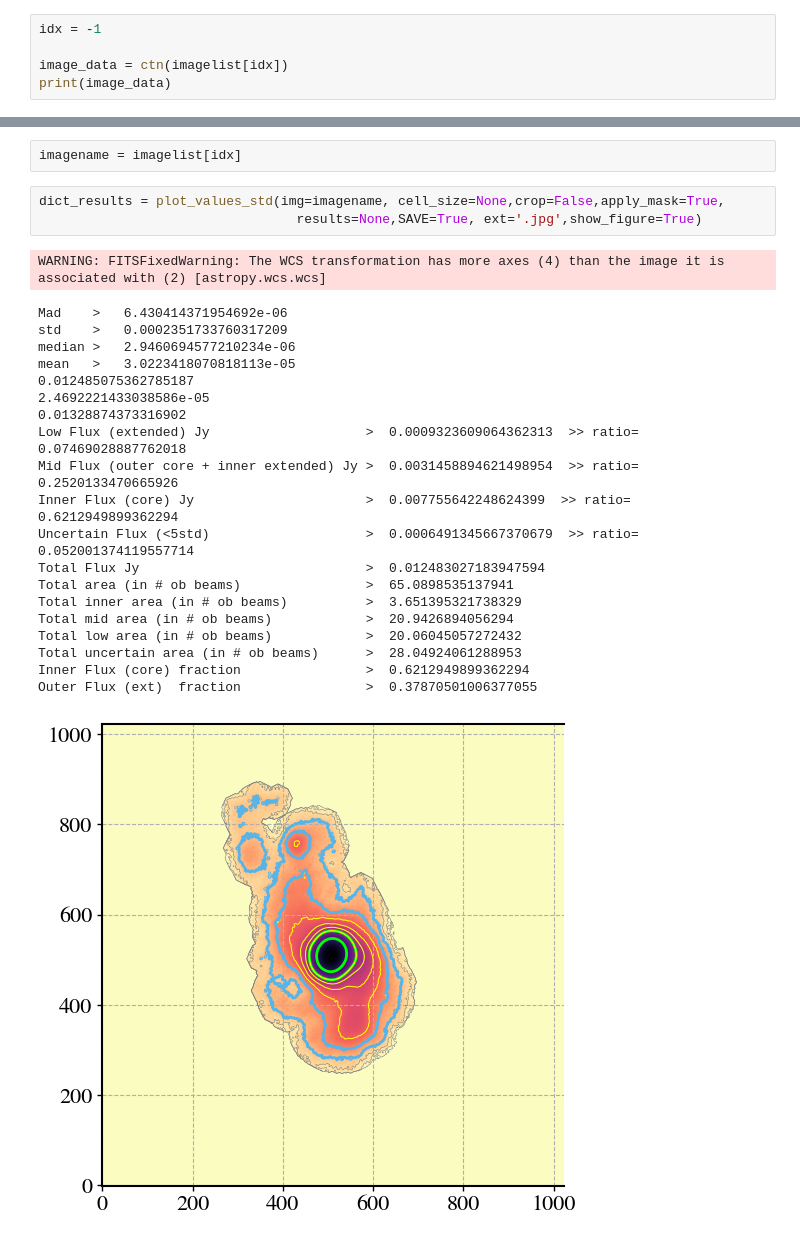
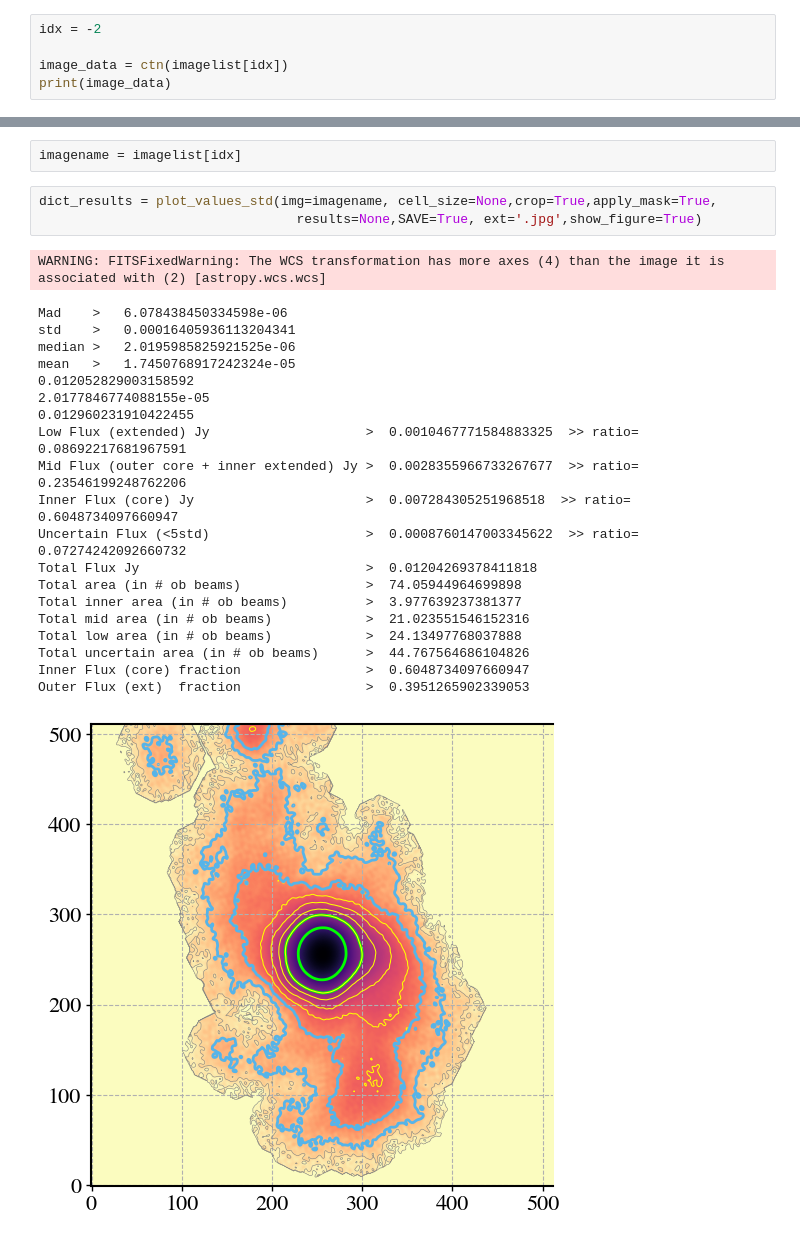
Before and after one commit to lucatelli/morphen_dev, a Jupyter notebook: radio_morphen/radio_morphen.ipynb, the cells around one changed output, grey strips where cells are left out. Cells and saved outputs as stored; diff of their text form.

```diff
--- a/radio_morphen/radio_morphen.ipynb
+++ b/radio_morphen/radio_morphen.ipynb
@@ -124,7 +153,7 @@ For general use, I have create a function `ctn`, means, casa to numpy. It just r
 # %%
 ctn??
 # %%
-idx = -1
+idx = -2
 
 image_data = ctn(imagelist[idx])
 print(image_data)
@@ -199,30 +231,30 @@ You can provide as input a numpy array using the `data_2D` option, but you MUST
 # %%
 imagename = imagelist[idx]
 # %%
-dict_results = plot_values_std(img=imagename, cell_size=None,crop=False,apply_mask=True,
+dict_results = plot_values_std(img=imagename, cell_size=None,crop=True,apply_mask=True,
                                  results=None,SAVE=True, ext='.jpg',show_figure=True)
 # %% [output]
 WARNING: FITSFixedWarning: The WCS transformation has more axes (4) than the image it is associated with (2) [astropy.wcs.wcs]
-Mad    >   6.430414371954692e-06
-std    >   0.0002351733760317209
-median >   2.9460694577210234e-06
-mean   >   3.0223418070818113e-05
-0.012485075362785187
-2.4692221433038586e-05
-0.01328874373316902
-Low Flux (extended) Jy                    >  0.0009323609064362313  >> ratio= 0.07469028887762018
-Mid Flux (outer core + inner extended) Jy >  0.0031458894621498954  >> ratio= 0.2520133470665926
-Inner Flux (core) Jy                      >  0.007755642248624399  >> ratio= 0.6212949899362294
-Uncertain Flux (<5std)                    >  0.0006491345667370679  >> ratio= 0.052001374119557714
-Total Flux Jy                             >  0.012483027183947594
-Total area (in # ob beams)                >  65.0898535137941
-Total inner area (in # ob beams)          >  3.651395321738329
-Total mid area (in # ob beams)            >  20.9426894056294
-Total low area (in # ob beams)            >  20.06045057272432
-Total uncertain area (in # ob beams)      >  28.04924061288953
-Inner Flux (core) fraction                >  0.6212949899362294
-Outer Flux (ext)  fraction                >  0.37870501006377055
+Mad    >   6.078438450334598e-06
+std    >   0.00016405936113204341
+median >   2.0195985825921525e-06
+mean   >   1.7450768917242324e-05
+0.012052829003158592
+2.0177846774088155e-05
+0.012960231910422455
+Low Flux (extended) Jy                    >  0.0010467771584883325  >> ratio= 0.08692217681967591
+Mid Flux (outer core + inner extended) Jy >  0.0028355966733267677  >> ratio= 0.23546199248762206
+Inner Flux (core) Jy                      >  0.007284305251968518  >> ratio= 0.6048734097660947
+Uncertain Flux (<5std)                    >  0.0008760147003345622  >> ratio= 0.07274242092660732
+Total Flux Jy                             >  0.01204269378411818
+Total area (in # ob beams)                >  74.05944964699898
+Total inner area (in # ob beams)          >  3.977639237381377
+Total mid area (in # ob beams)            >  21.023551546152316
+Total low area (in # ob beams)            >  24.13497768037888
+Total uncertain area (in # ob beams)      >  44.767564686104826
+Inner Flux (core) fraction                >  0.6048734097660947
+Outer Flux (ext)  fraction                >  0.3951265902339053
-[figure, old version]
+[figure, new version]
 # %%
 dict_results
 # %% [output]
```
Also changed, not shown: parts of 53 cells of this notebook.
